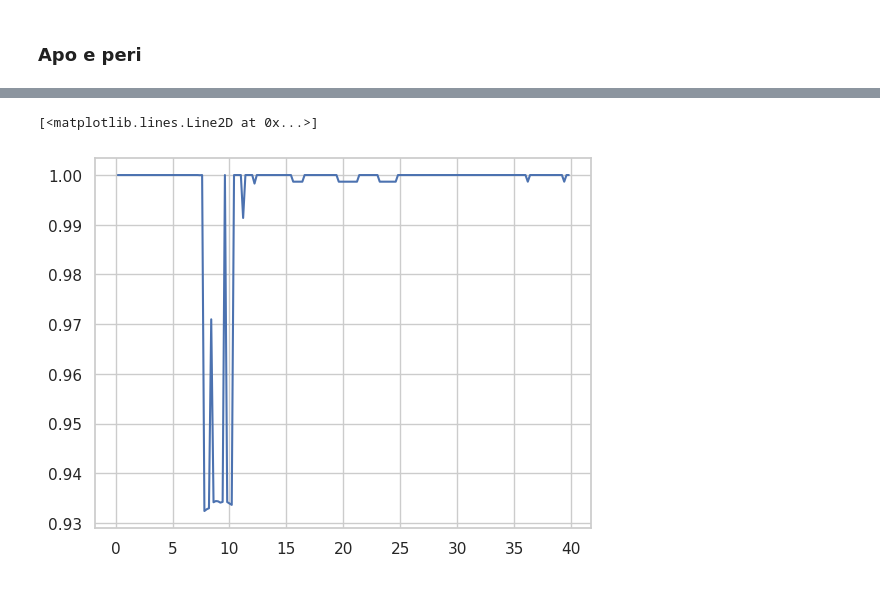
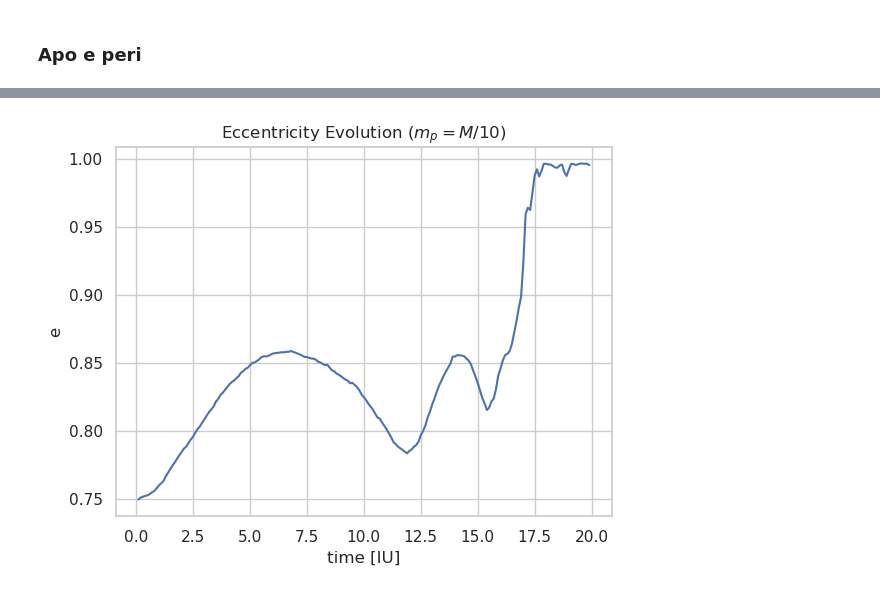
Before and after one commit to SimoneArienti/Galaxies-and-Dynamics, a Jupyter notebook: Project/Eccentricity.ipynb, the cells around one changed output, grey strips where cells are left out. Drawn from its saved outputs; the diff is of its cells as text; code cells hidden in the pictures.

Commit message:
Eccentricity updated

```diff
--- a/Project/Eccentricity.ipynb
+++ b/Project/Eccentricity.ipynb
@@ -20,7 +21,7 @@ G = 1
 
 # Masse
 M   = 1
-M_p = M / 30
+M_p = M / 10
 m   = M / N
 
 # Raggi
@@ -199,8 +150,0 @@ for i in range(len(time)):
-# %%
-ecc = np.matrix(np.empty((len(time), 3)))
-for i in range(len(time)):
-    ecc[i].A[0] = np.cross(perturber_velocity[i], h[i])/(G*(M_p + M)) - (perturber_position[i].A[0])/np.linalg.norm(perturber_position[i].A[0])
-
-ecc_mag = np.zeros(len(time))
-for i in range(len(time)):
-    ecc_mag[i] = np.linalg.norm(ecc[i])
@@ -239,15 +168,27 @@ ecc_rays = np.linspace(0, 10, 1000)
-# %%
-eccentricita_2 = np.zeros(len(time))
-for i in range(0, len(time)):
-    E_p = 0.5 * M_p * velocities[0][i]**2 + Jaffe_pot(distance[i], Rs, M, G)
-    r_initial_guesses = [0.002, 3]
-    r_solution = fsolve(equation, r_initial_guesses, args=(Rs, M_p, G, i, E_p))
-    r_peri = r_solution[0]
-    r_apo =  r_solution[1]
-
-    eccentricita_2[i] = (r_apo - r_peri)/(r_apo+r_peri)
+# %%
+eccentricita_2 = np.zeros(len(time))
+ecc_rays       = np.linspace(1e-8, 10, 100000)
+r_peri = np.zeros(len(time))
+r_apo = np.zeros(len(time))
+
+for i in tqdm(range(0, len(time))):
+    E_p = (1/2) * M_p * velocities[0][i]**2 + Jaffe_pot(distance[i], Rs, M, G)
+    equation = Phi_eff(ecc_rays,perturber_position[i].A[0], perturber_velocity[i].A[0],Rs, M, M_p, G) - E_p
+    solutions = []
+    for j in range(1, len(equation)):
+        if equation[j-1]*equation[j] < 0:
+            solutions.append((ecc_rays[j-1]+ecc_rays[j])/2)
+
+    r_peri[i] = np.min(solutions)
+    r_apo[i] =  np.max(solutions)
+
+    eccentricita_2[i] = (r_apo[i] - r_peri[i])/(r_apo[i] + r_peri[i])
 # %%
+sns.set(style='whitegrid')
 plt.plot(time[1:], eccentricita_2[1:])
+plt.xlabel('time [IU]')
+plt.ylabel('e')
+plt.title(r'Eccentricity Evolution ($m_p = M/10$)')
+plt.savefig('Results/Eccentricity M10.png')
 # %% [output]
-[<matplotlib.lines.Line2D at 0x...>]
-[figure, old version]
+[figure, new version]
```
Also changed, not shown: parts of 15 cells of this notebook.
